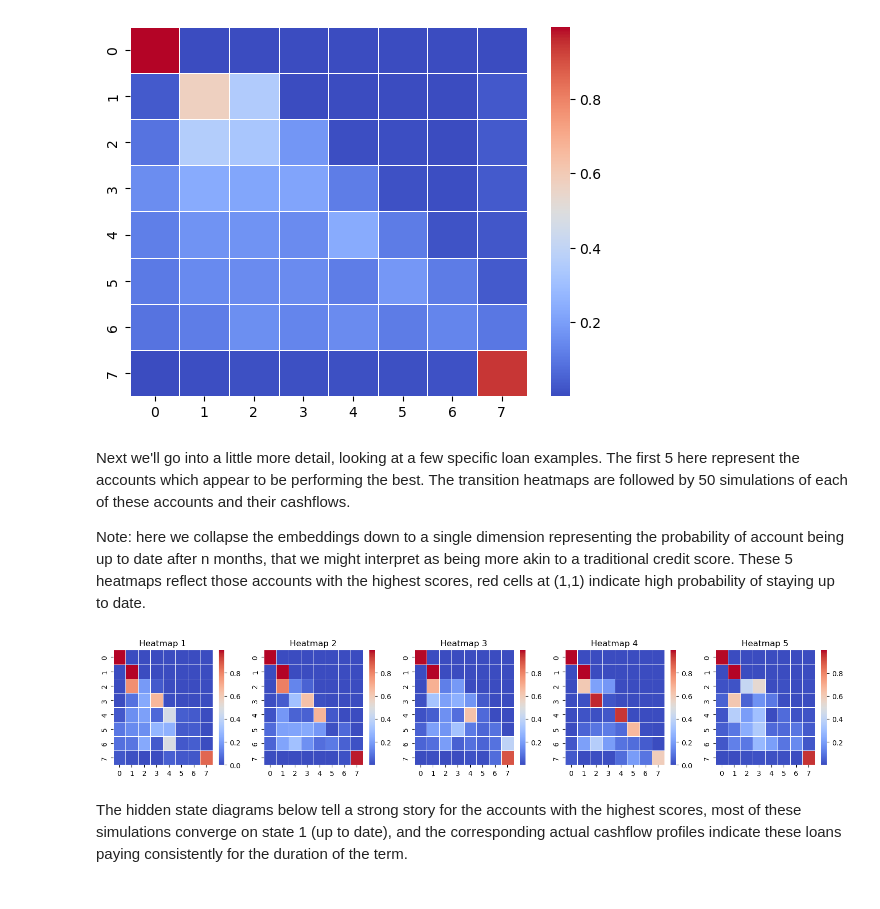
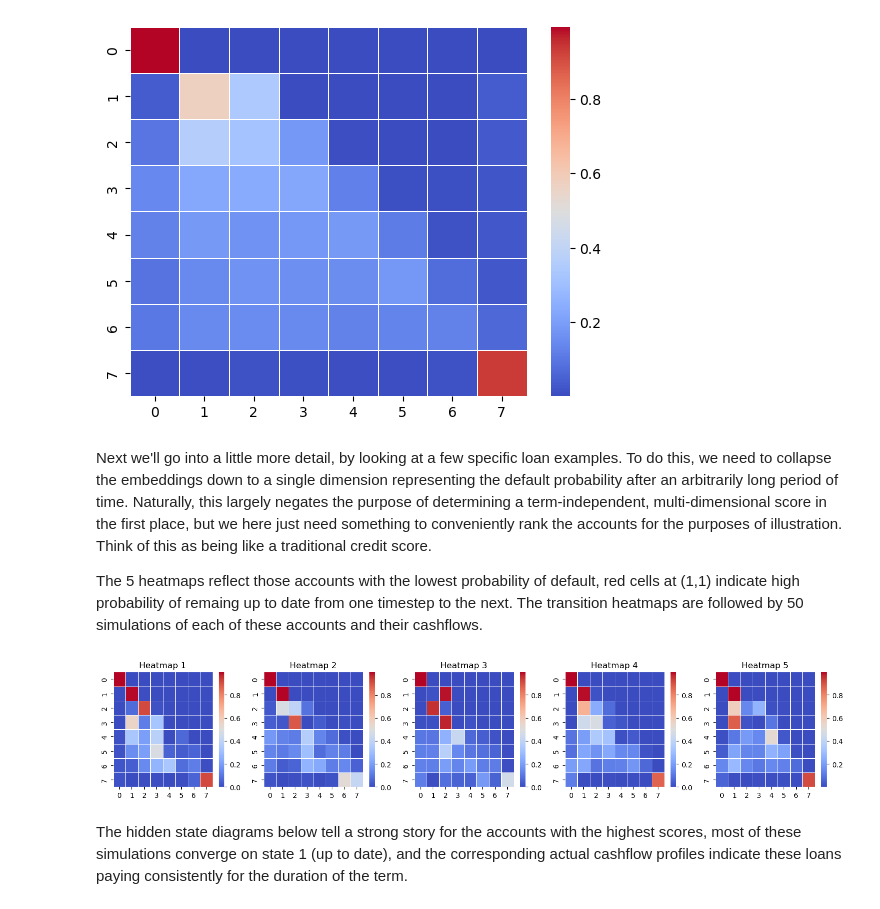
Before and after one commit to warner121/monteloanco, a Jupyter notebook: model.ipynb, the cells around one changed output. Cells and saved outputs as stored; diff of their text form; code cells hidden in the pictures.

```diff
--- a/model.ipynb
+++ b/model.ipynb
@@ -129,7 +129,7 @@ We take a subset of the 2+ million accounts available here for speed.
 # %%
 device = 'cuda:0'
 # %%
-dataset = Dataset(df_train[df_train.cancelled==False].sample(384 * 32))
+dataset = Dataset(df_train[df_train.cancelled==False].sample(frac=0.005))
 # %% [markdown]
 With the dataset batches defined it's time to run the optimisation process, and tune the parameters. The loss here is the difference between the anticipated payment and that that was made, for every account, up to and including each timestep in the sequence.
 # %%
@@ -199,9 +199,9 @@ sns.heatmap(tmat_mean.detach().to('cpu').numpy(), linewidth=0.5, cmap='coolwarm'
 <Axes: >
 [figure]
 # %% [markdown]
-Next we'll go into a little more detail, looking at a few specific loan examples. The first 5 here represent the accounts which appear to be performing the best. The transition heatmaps are followed by 50 simulations of each of these accounts and their cashflows.
+Next we'll go into a little more detail, by looking at a few specific loan examples. To do this, we need to collapse the embeddings down to a single dimension representing the default probability after an arbitrarily long period of time. Naturally, this largely negates the purpose of determining a term-independent, multi-dimensional score in the first place, but we here just need something to conveniently rank the accounts for the purposes of illustration. Think of this as being like a traditional credit score.
 
-Note: here we collapse the embeddings down to a single dimension representing the probability of account being up to date after n months, that we might interpret as being more akin to a traditional credit score. These 5 heatmaps reflect those accounts with the highest scores, red cells at (1,1) indicate high probability of staying up to date.
+The 5 heatmaps reflect those accounts with the lowest probability of default, red cells at (1,1) indicate high probability of remaing up to date from one timestep to the next. The transition heatmaps are followed by 50 simulations of each of these accounts and their cashflows.
 # %%
 def tmat_to_score(tmat):
     '''
@@ -212,18 +212,18 @@ def tmat_to_score(tmat):
     for _ in range(100): score = torch.matmul(score, tmat)
     return score
 
-scores = torch.vmap(tmat_to_score)(tmat)[(torch.arange(len(tmat)), 1)]
+scores = torch.vmap(tmat_to_score)(tmat)[(torch.arange(len(tmat)), 7)]
 # %%
-max_embeddings, max_indices = torch.topk(scores, 5, largest=True)
+max_embeddings, max_indices = torch.topk(scores, 5, largest=False)
 
 fig, axes = plt.subplots(1, 5, figsize=(15, 3))
 for i, ax in enumerate(axes):
     sns.heatmap(tmat[max_indices[i]].detach().to('cpu').numpy(), ax=ax, linewidth=0.5, cmap='coolwarm')
     ax.set_title(f"Heatmap {i+1}")
 plt.tight_layout()
 plt.show()
 # %% [output]
-[figure, old version]
+[figure, new version]
 # %% [markdown]
 The hidden state diagrams below tell a strong story for the accounts with the highest scores, most of these simulations converge on state 1 (up to date), and the corresponding actual cashflow profiles indicate these loans paying consistently for the duration of the term.
 # %%
```
Also changed, not shown: parts of 17 cells of this notebook, 1 other file.
